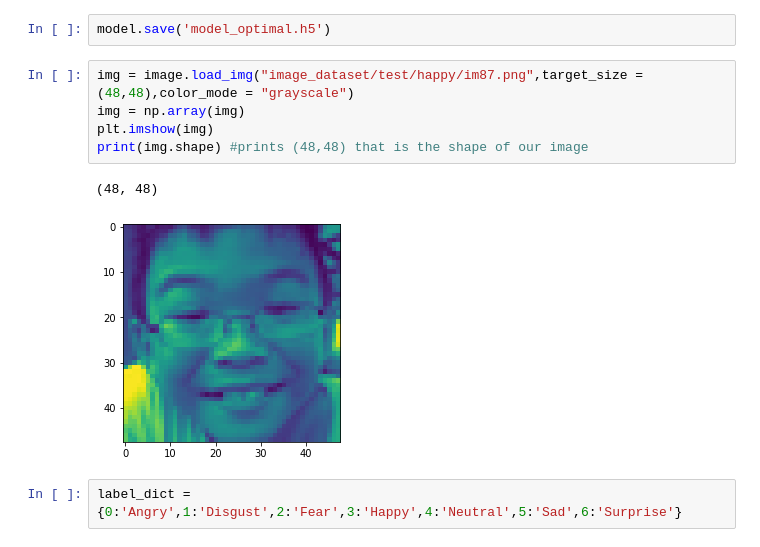
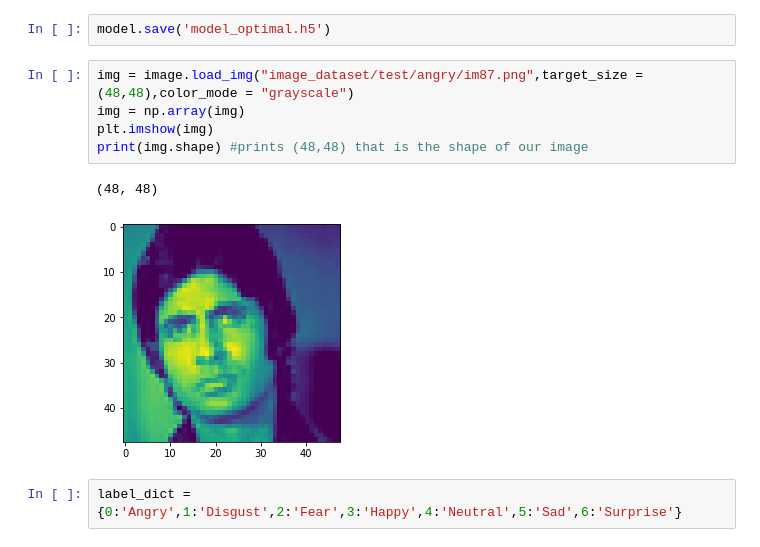
Before and after one commit to Minc97/Praca-magisterska-backend, a Jupyter notebook: Emotions_recogniction.ipynb, the cells around one changed output. Cells and saved outputs as stored; diff of their text form.

```diff
--- a/Emotions_recogniction.ipynb
+++ b/Emotions_recogniction.ipynb
@@ -173,13 +190,13 @@ plt.show()
 # %%
 model.save('model_optimal.h5')
 # %%
-img = image.load_img("image_dataset/test/happy/im87.png",target_size = (48,48),color_mode = "grayscale")
+img = image.load_img("image_dataset/test/angry/im87.png",target_size = (48,48),color_mode = "grayscale")
 img = np.array(img)
 plt.imshow(img)
 print(img.shape) #prints (48,48) that is the shape of our image
 # %% [output]
 (48, 48)
-[figure, old version]
+[figure, new version]
 # %%
 label_dict = {0:'Angry',1:'Disgust',2:'Fear',3:'Happy',4:'Neutral',5:'Sad',6:'Surprise'}
 # %%
```
Also changed, not shown: parts of 7 cells of this notebook.
